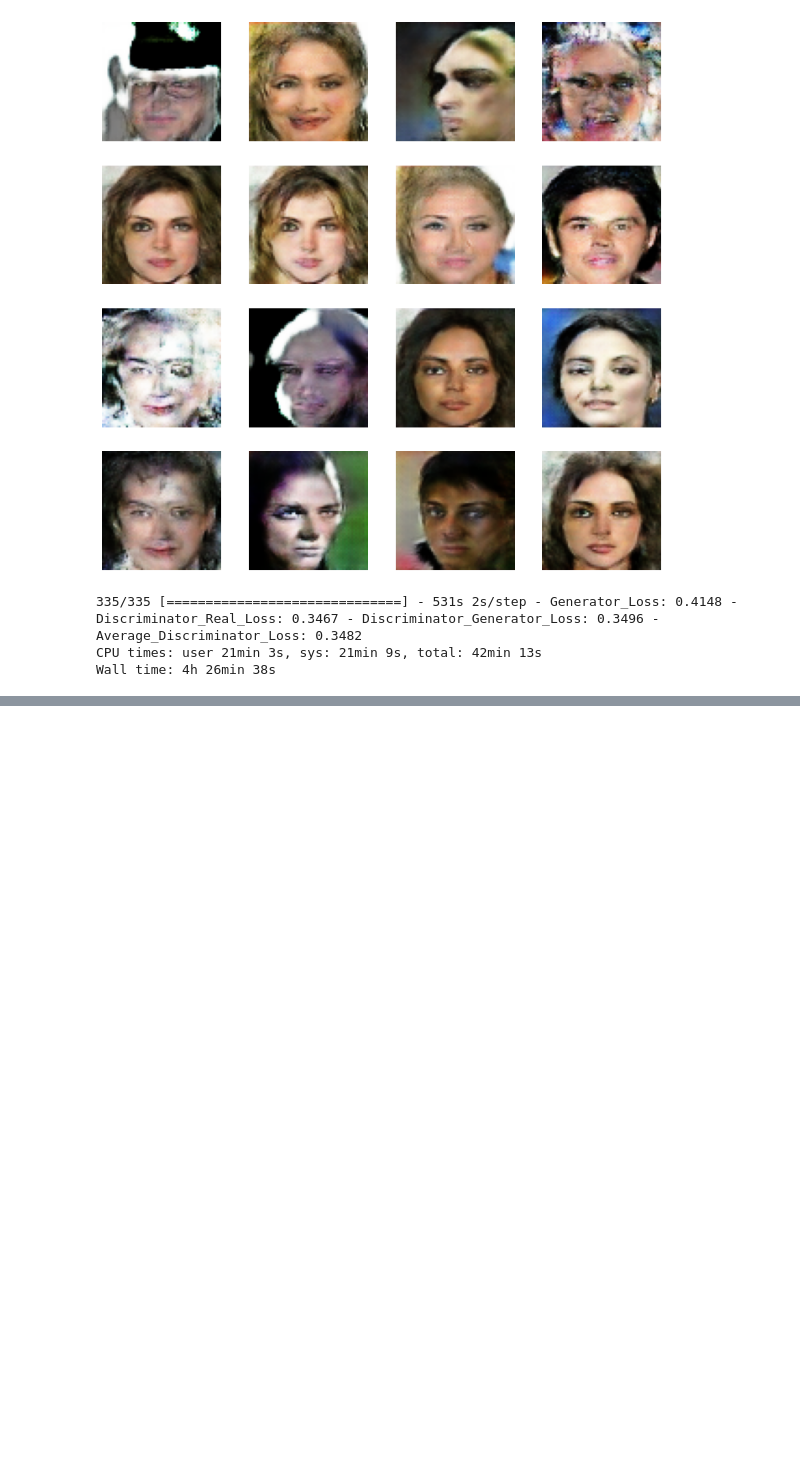
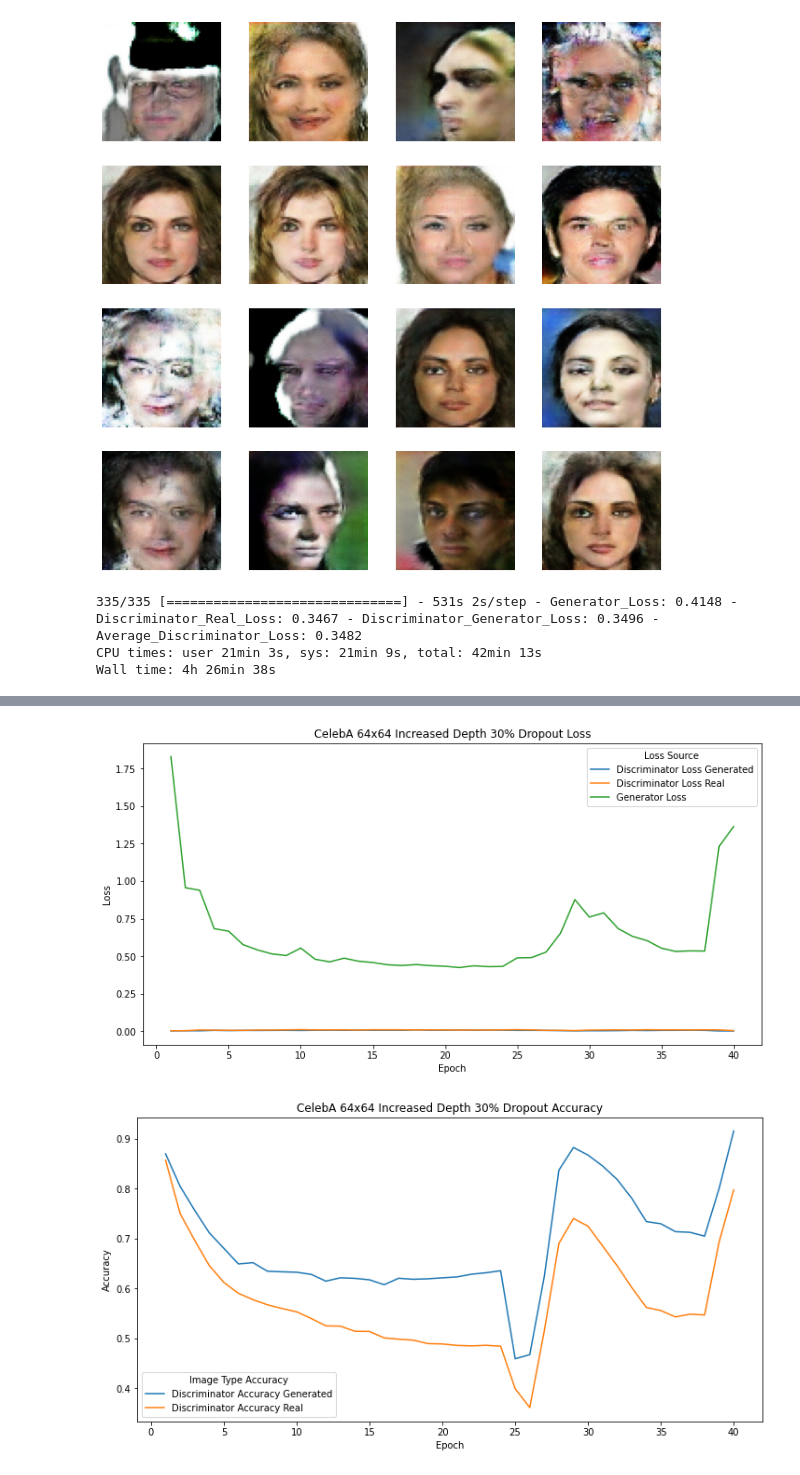
Before and after one commit to ecbme4040/e4040-2020FALL-PROJECT-CRKY-CJR2198, a Jupyter notebook: CelebA 64x64.ipynb, the cells around one changed output, grey strips where cells are left out. Saved outputs shown, nothing was run; the diff lists cells and outputs as text; code cells hidden in the pictures; blank space fills up the shorter version.

```diff
--- a/CelebA 64x64.ipynb
+++ b/CelebA 64x64.ipynb
@@ -273,0 +253,6 @@ KeyboardInterrupt:
+# %%
+Show_and_save_loss_graph(model_history=history_1, name='Celeb 64x64 Depth Descrim Loss', title='CelebA 64x64 Increased Depth 30% Dropout Loss')
+Show_and_save_accuracy_graph(model_history=history_1, name='Celeb 64x64 Depth Descrim  Accuracy', title='CelebA 64x64 Increased Depth 30% Dropout Accuracy')
+# %% [output]
+[figure, added]
+[figure, added]
```
Also changed, not shown: parts of 10 cells of this notebook, 3 other files.
